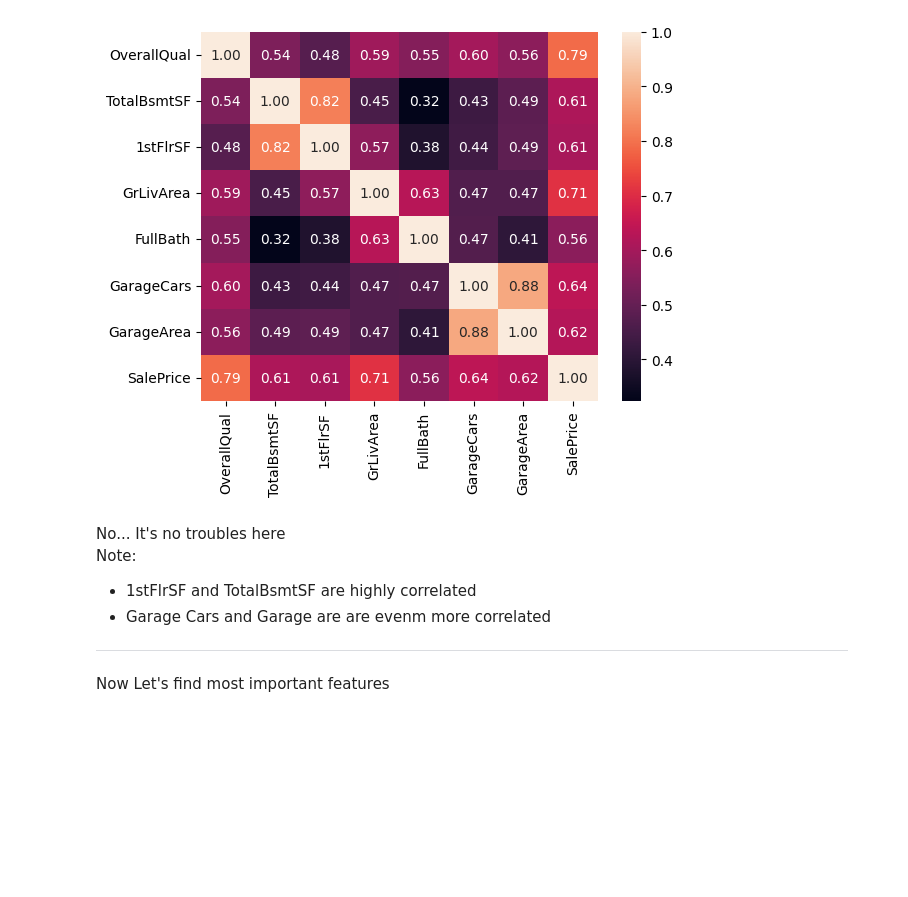
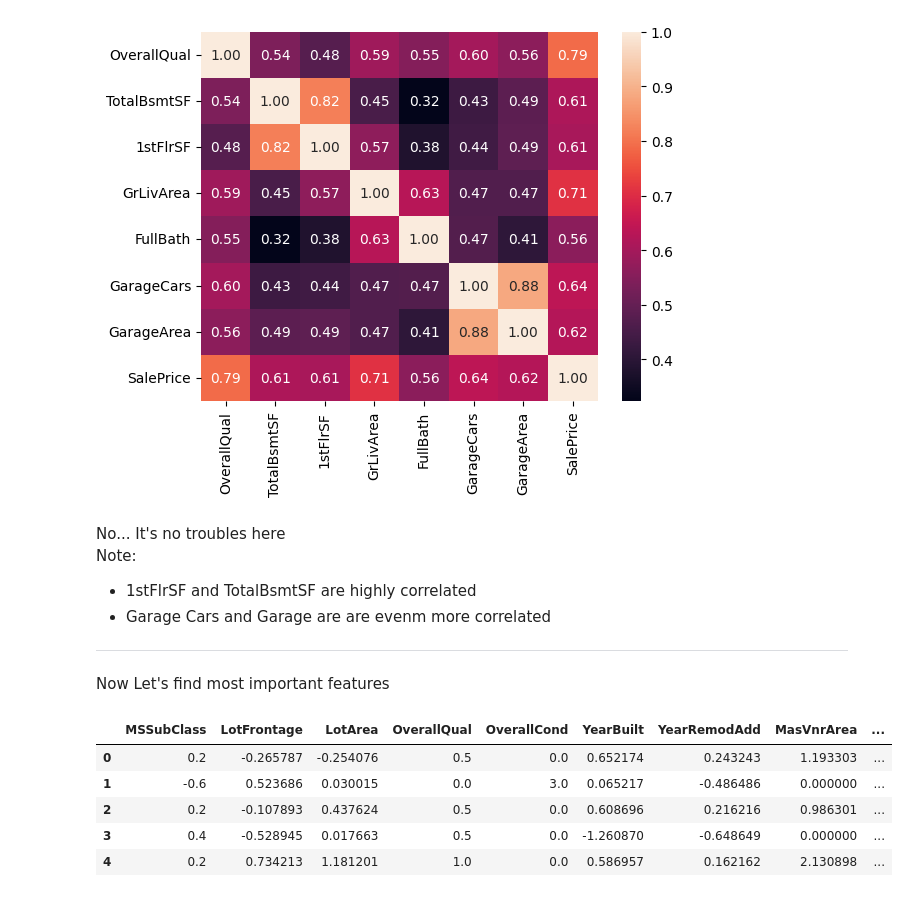
Before and after one commit to Venchislaw/PracticalAI, a Jupyter notebook: Machine Learning/RealProjects/RealEstateWebSite/data_science/Data Analysis/data_analysis.ipynb, the cells around one changed output. Saved outputs shown, nothing was run; the diff lists cells and outputs as text; code cells hidden in the pictures; blank space fills up the shorter version.

```diff
--- a/Machine Learning/RealProjects/RealEstateWebSite/data_science/Data Analysis/data_analysis.ipynb
+++ b/Machine Learning/RealProjects/RealEstateWebSite/data_science/Data Analysis/data_analysis.ipynb
@@ -245,3 +245,20 @@ for feature in df.columns:
 # %%
 df_numericals = df[numeric_feats]
 df_categoricals = df[categorical_variables]
+# %%
+numeric_pipeline = make_pipeline(
+    SimpleImputer(strategy="mean"),
+    RobustScaler()
+)
+# %%
+df_numericals = numeric_pipeline.fit_transform(df_numericals)
+df_numericals = pd.DataFrame(data=df_numericals,
+                columns=numeric_feats)
+df_numericals.head()
+# %% [output]
+|  | MSSubClass | LotFrontage | LotArea | OverallQual | OverallCond | YearBuilt | YearRemodAdd | MasVnrArea | ... |
+| 0 | 0.2 | -0.265787 | -0.254076 | 0.5 | 0.0 | 0.652174 | 0.243243 | 1.193303 | ... |
+| 1 | -0.6 | 0.523686 | 0.030015 | 0.0 | 3.0 | 0.065217 | -0.486486 | 0.000000 | ... |
+| 2 | 0.2 | -0.107893 | 0.437624 | 0.5 | 0.0 | 0.608696 | 0.216216 | 0.986301 | ... |
+| 3 | 0.4 | -0.528945 | 0.017663 | 0.5 | 0.0 | -1.260870 | -0.648649 | 0.000000 | ... |
+| 4 | 0.2 | 0.734213 | 1.181201 | 1.0 | 0.0 | 0.586957 | 0.162162 | 2.130898 | ... |
```
